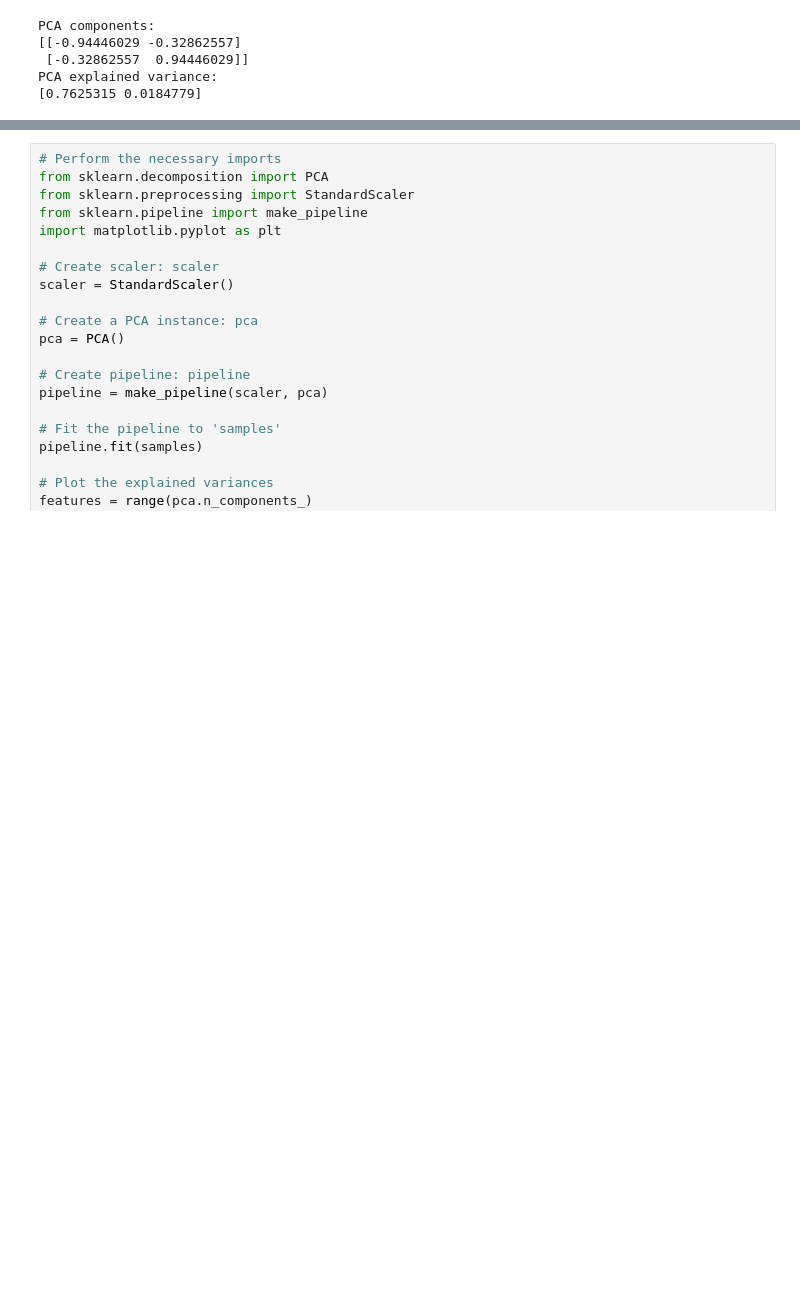
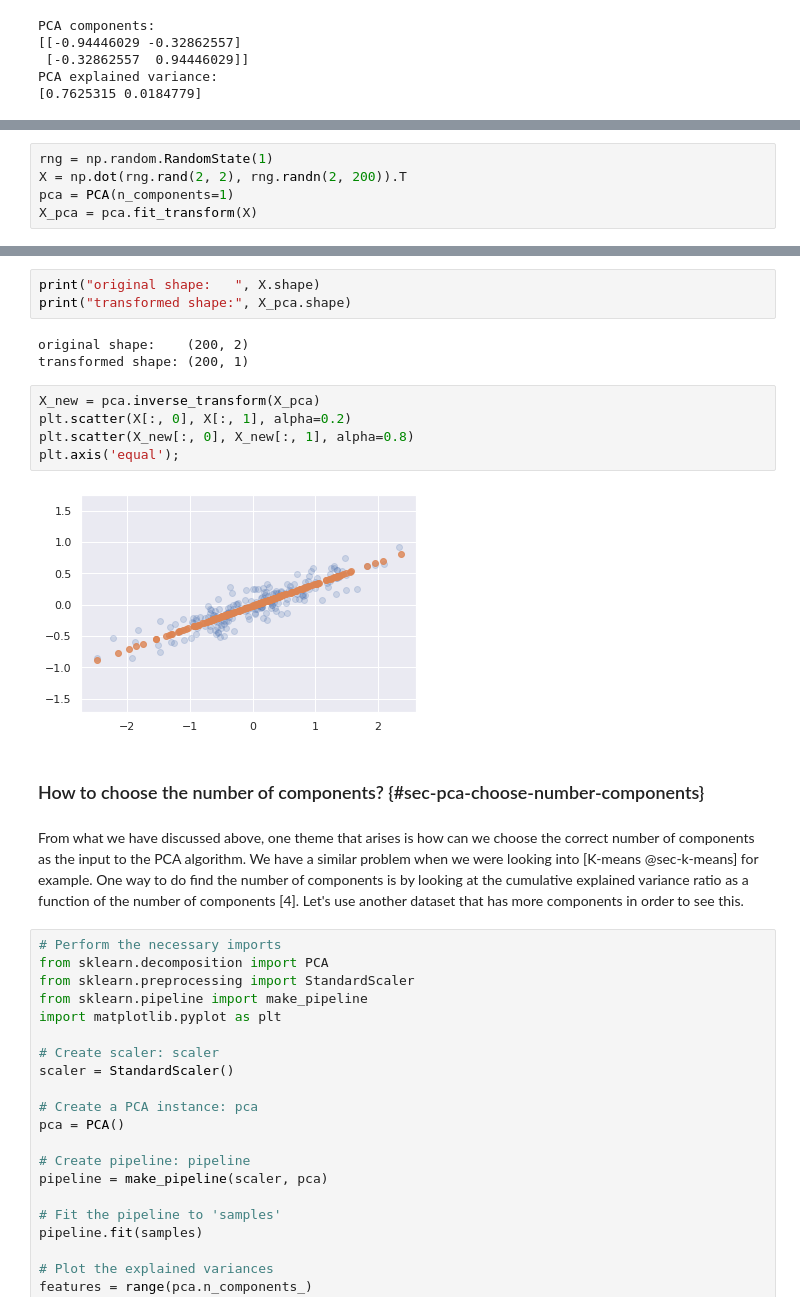
Before and after one commit to pockerman/probability_and_statistics_notes, a Jupyter notebook: unsupervised_machine_learning/dimensionality_reduction/pca.ipynb, the cells around one changed output, grey strips where cells are left out. Cells and saved outputs as stored; diff of their text form; blank space fills up the shorter version.

```diff
--- a/unsupervised_machine_learning/dimensionality_reduction/pca.ipynb
+++ b/unsupervised_machine_learning/dimensionality_reduction/pca.ipynb
@@ -477,0 +174,5 @@ samples = [[ 242.    23.2   25.4   30.    38.4   13.4]
+# %%
+rng = np.random.RandomState(1)
+X = np.dot(rng.rand(2, 2), rng.randn(2, 200)).T
+pca = PCA(n_components=1)
+X_pca = pca.fit_transform(X)
@@ -478,3 +189,23 @@ samples = [[ 242.    23.2   25.4   30.    38.4   13.4]
+# %%
+print("original shape:   ", X.shape)
+print("transformed shape:", X_pca.shape)
+# %% [output]
+original shape:    (200, 2)
+transformed shape: (200, 1)
+# %%
+X_new = pca.inverse_transform(X_pca)
+plt.scatter(X[:, 0], X[:, 1], alpha=0.2)
+plt.scatter(X_new[:, 0], X_new[:, 1], alpha=0.8)
+plt.axis('equal');
+# %% [output]
+[figure, added]
+# %% [markdown]
+### How to choose the number of components? {#sec-pca-choose-number-components}
+# %% [markdown]
+From what we have discussed above, one theme that arises is how can we choose the correct number of components as the
+input to the PCA algorithm. We have a similar problem when we were looking into [K-means @sec-k-means] for example.
+One way to do find the number of components is by looking at the cumulative explained variance ratio as a function of the number of components [4].
+Let's use another dataset that has more components in order to see this.
 # %%
 # Perform the necessary imports
 from sklearn.decomposition import PCA
```
Also changed, not shown: parts of 25 cells of this notebook, 3 other files.
